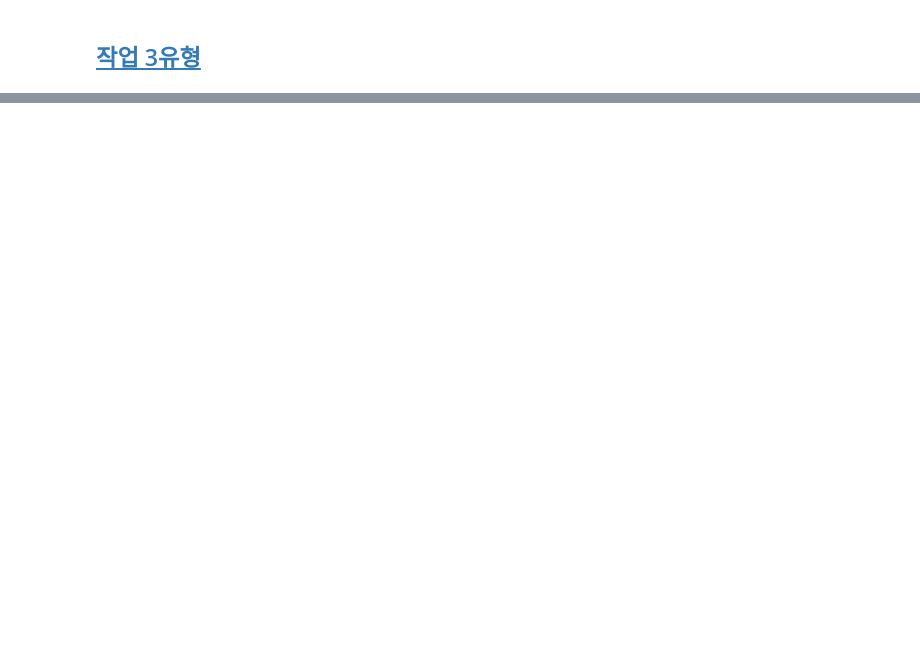
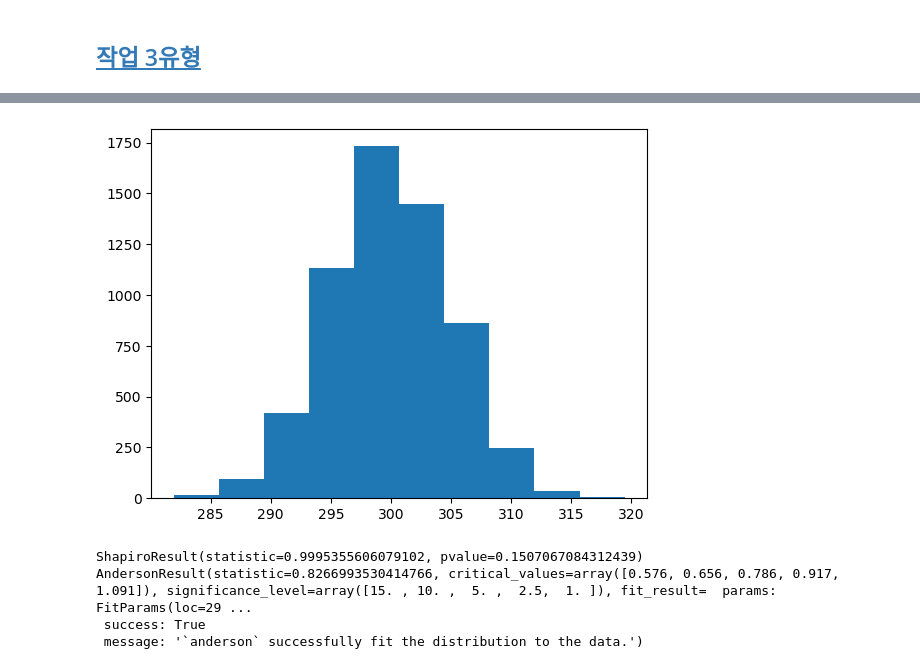
Before and after one commit to wonder1ng/study, a Jupyter notebook: 231130_01_빅분기_준비.ipynb, the cells around one changed output, grey strips where cells are left out. Drawn from its saved outputs; the diff is of its cells as text; code cells hidden in the pictures; blank space fills up the shorter version.

```diff
--- a/231130_01_빅분기_준비.ipynb
+++ b/231130_01_빅분기_준비.ipynb
@@ -441,0 +560,20 @@ from sklearn.ensemble import RandomForestClassifier, GradientBoostingClassifier
+# %%
+import pandas as pd
+import matplotlib.pyplot as plt
+df = pd.read_csv('https://raw.githubusercontent.com/Datamanim/datarepo/main/scipy/normal6.csv')
+plt.hist(df)
+plt.show()
+# %% [output]
+[figure, added]
+# %%
+from scipy.stats import shapiro
+print(shapiro(df))
+
+from scipy.stats import anderson
+# anderson 검정을 실시한다
+print(anderson(df['data'].values))
+# %% [output]
+ShapiroResult(statistic=0.9995355606079102, pvalue=0.1507067084312439)
+AndersonResult(statistic=0.8266993530414766, critical_values=array([0.576, 0.656, 0.786, 0.917, 1.091]), significance_level=array([15. , 10. ,  5. ,  2.5,  1. ]), fit_result=  params: FitParams(loc=29 ...
+ success: True
+ message: '`anderson` successfully fit the distribution to the data.')
```
Also changed, not shown: parts of 14 cells of this notebook.
